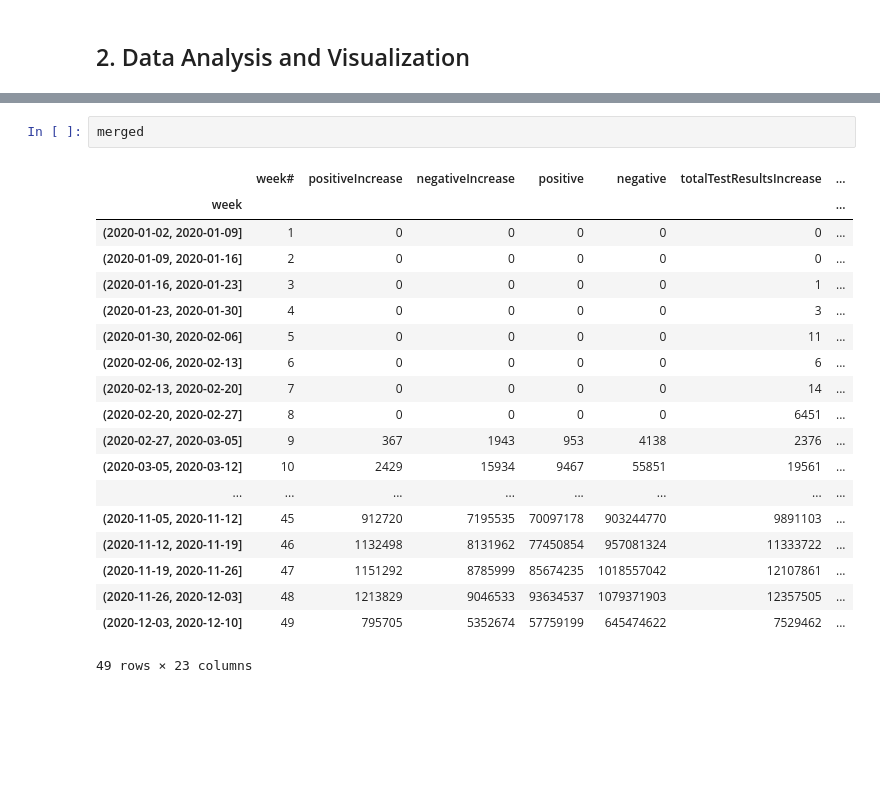
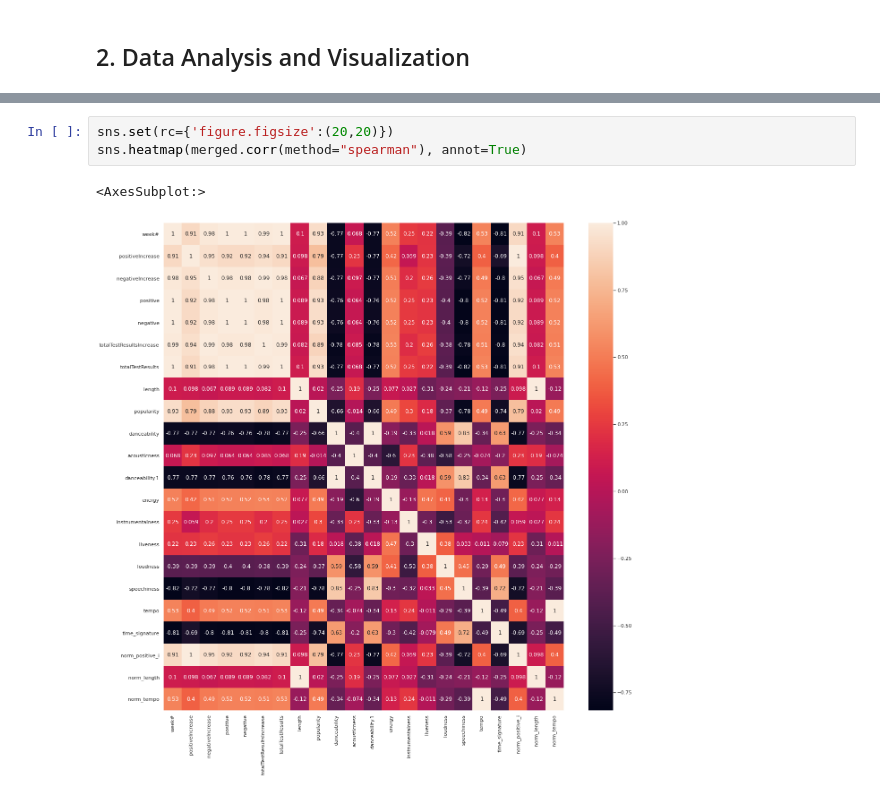
Before and after one commit to sonyal/COVIDSpotifyTrends, a Jupyter notebook: final.ipynb, the cells around one changed output, grey strips where cells are left out. Saved outputs shown, nothing was run; the diff lists cells and outputs as text; blank space fills up the shorter version.

Commit message:
finding correlation bn columns

```diff
--- a/final.ipynb
+++ b/final.ipynb
@@ -174,22 +177,6 @@ plt.show()
-# %%
-merged
-# %% [output]
-|  | week# | positiveIncrease | negativeIncrease | positive | negative | totalTestResultsIncrease | ... |
-| week |  |  |  |  |  |  | ... |
-| (2020-01-02, 2020-01-09] | 1 | 0 | 0 | 0 | 0 | 0 | ... |
-| (2020-01-09, 2020-01-16] | 2 | 0 | 0 | 0 | 0 | 0 | ... |
-| (2020-01-16, 2020-01-23] | 3 | 0 | 0 | 0 | 0 | 1 | ... |
-| (2020-01-23, 2020-01-30] | 4 | 0 | 0 | 0 | 0 | 3 | ... |
-| (2020-01-30, 2020-02-06] | 5 | 0 | 0 | 0 | 0 | 11 | ... |
-| (2020-02-06, 2020-02-13] | 6 | 0 | 0 | 0 | 0 | 6 | ... |
-| (2020-02-13, 2020-02-20] | 7 | 0 | 0 | 0 | 0 | 14 | ... |
-| (2020-02-20, 2020-02-27] | 8 | 0 | 0 | 0 | 0 | 6451 | ... |
-| (2020-02-27, 2020-03-05] | 9 | 367 | 1943 | 953 | 4138 | 2376 | ... |
-| (2020-03-05, 2020-03-12] | 10 | 2429 | 15934 | 9467 | 55851 | 19561 | ... |
-| ... | ... | ... | ... | ... | ... | ... | ... |
-| (2020-11-05, 2020-11-12] | 45 | 912720 | 7195535 | 70097178 | 903244770 | 9891103 | ... |
-| (2020-11-12, 2020-11-19] | 46 | 1132498 | 8131962 | 77450854 | 957081324 | 11333722 | ... |
-| (2020-11-19, 2020-11-26] | 47 | 1151292 | 8785999 | 85674235 | 1018557042 | 12107861 | ... |
-| (2020-11-26, 2020-12-03] | 48 | 1213829 | 9046533 | 93634537 | 1079371903 | 12357505 | ... |
-| (2020-12-03, 2020-12-10] | 49 | 795705 | 5352674 | 57759199 | 645474622 | 7529462 | ... |
-49 rows × 23 columns
+# %%
+sns.set(rc={'figure.figsize':(20,20)})
+sns.heatmap(merged.corr(method="spearman"), annot=True)
+# %% [output]
+<AxesSubplot:>
+[figure, added]
```
Also changed, not shown: parts of 5 cells of this notebook.
